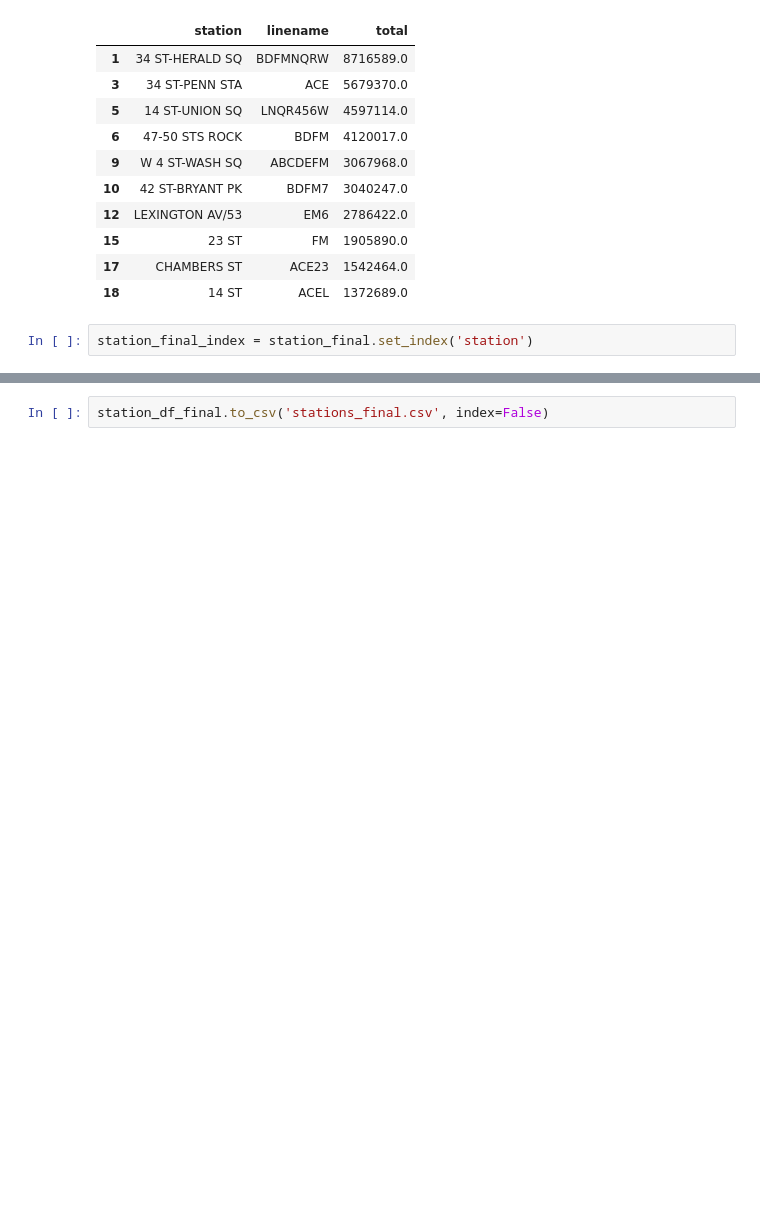
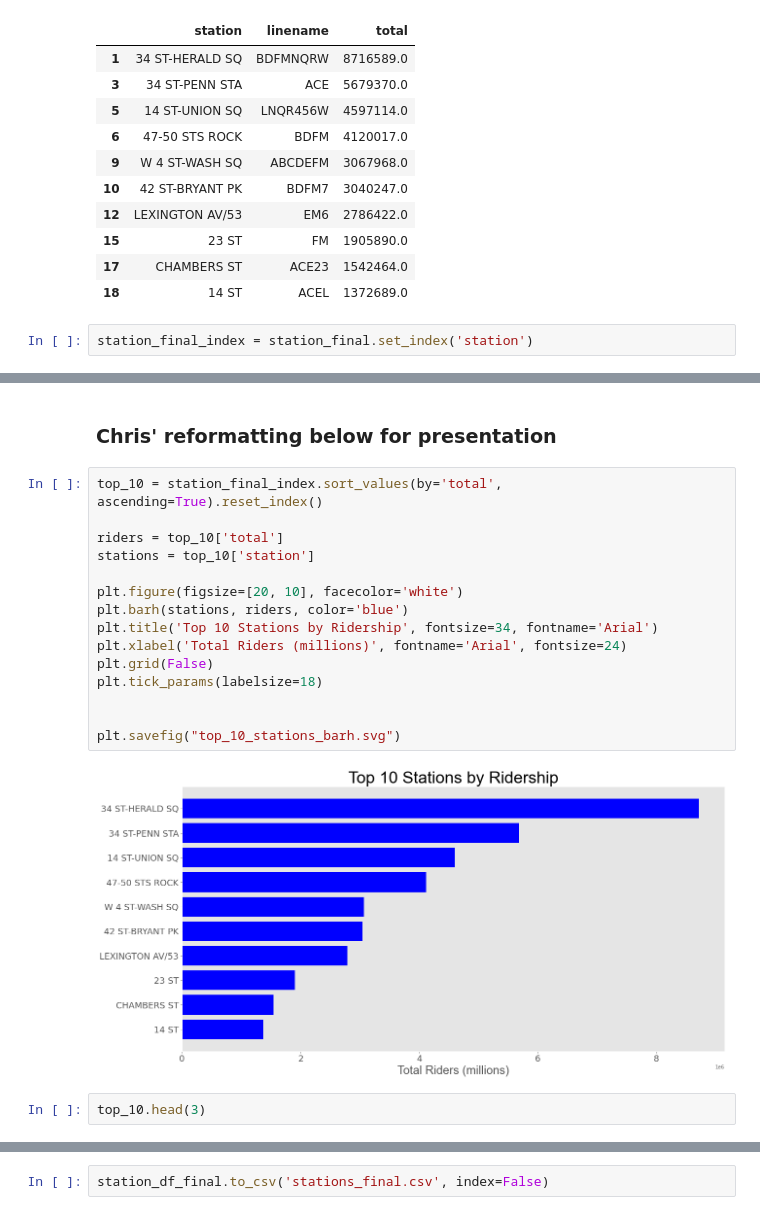
Before and after one commit to mattranalletta/01_MTA_exploratory_data_analysis, a Jupyter notebook: Project_1_mta_data_analysis.ipynb, the cells around one changed output, grey strips where cells are left out. Saved outputs shown, nothing was run; the diff lists cells and outputs as text; blank space fills up the shorter version.

```diff
--- a/Project_1_mta_data_analysis.ipynb
+++ b/Project_1_mta_data_analysis.ipynb
@@ -455,3 +327,24 @@ plt.grid(False)
+# %% [markdown]
+### Chris' reformatting below for presentation
+# %%
+top_10 = station_final_index.sort_values(by='total', ascending=True).reset_index()
+
+riders = top_10['total']
+stations = top_10['station']
+
+plt.figure(figsize=[20, 10], facecolor='white')
+plt.barh(stations, riders, color='blue')
+plt.title('Top 10 Stations by Ridership', fontsize=34, fontname='Arial')
+plt.xlabel('Total Riders (millions)', fontname='Arial', fontsize=24)
+plt.grid(False)
+plt.tick_params(labelsize=18)
+
+
+plt.savefig("top_10_stations_barh.svg")
+# %% [output]
+[figure, added]
+# %%
+top_10.head(3)
 # %%
 station_final_list = list(station_final['station'])
 station_final_list
```
Also changed, not shown: parts of 26 cells of this notebook, 3 other files.
